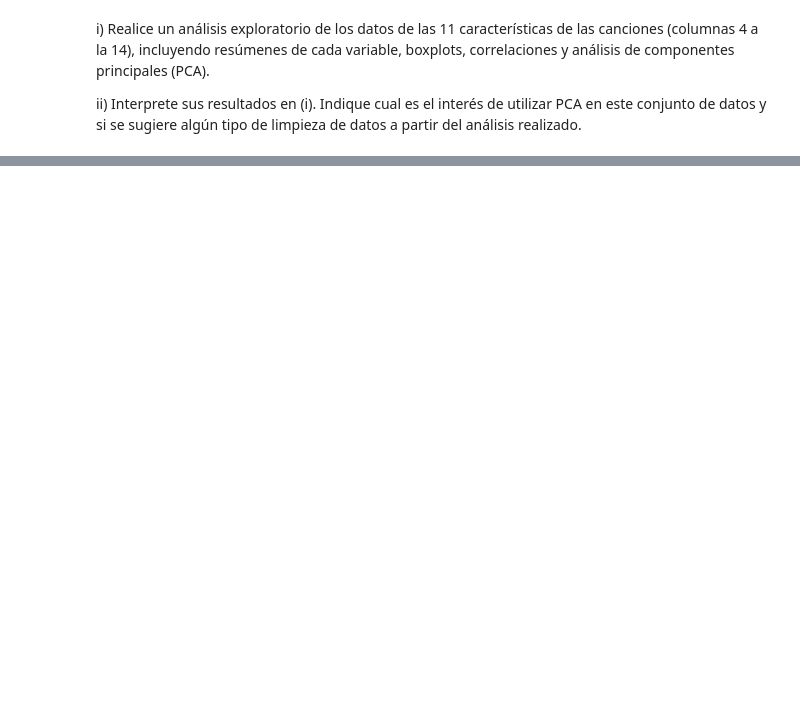
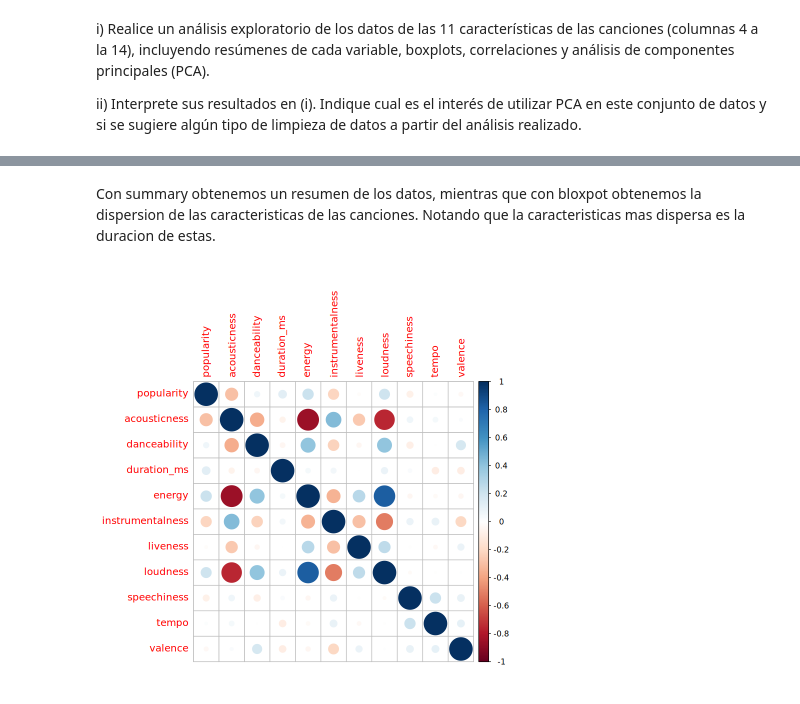
Before and after one commit to carlitak9/INFO257Modulo2, a Jupyter notebook: PCA/PCA/PCA.ipynb, the cells around one changed output, grey strips where cells are left out. Cells and saved outputs as stored; diff of their text form; code cells hidden in the pictures; blank space fills up the shorter version.

```diff
--- a/PCA/PCA/PCA.ipynb
+++ b/PCA/PCA/PCA.ipynb
@@ -502,0 +559,8 @@ ii) Interprete sus resultados en (i). Indique cual es el interés de utilizar PC
+# %% [markdown]
+Con summary obtenemos un resumen de los datos, mientras que con bloxpot obtenemos la dispersion de las caracteristicas de las canciones. Notando que la caracteristicas mas dispersa es la duracion de estas.
+# %%
+# Correlaciones
+songs_matrix<- cor(songs)
+corrplot(songs_matrix)
+# %% [output]
+[figure, added]
```
Also changed, not shown: parts of 20 cells of this notebook.
